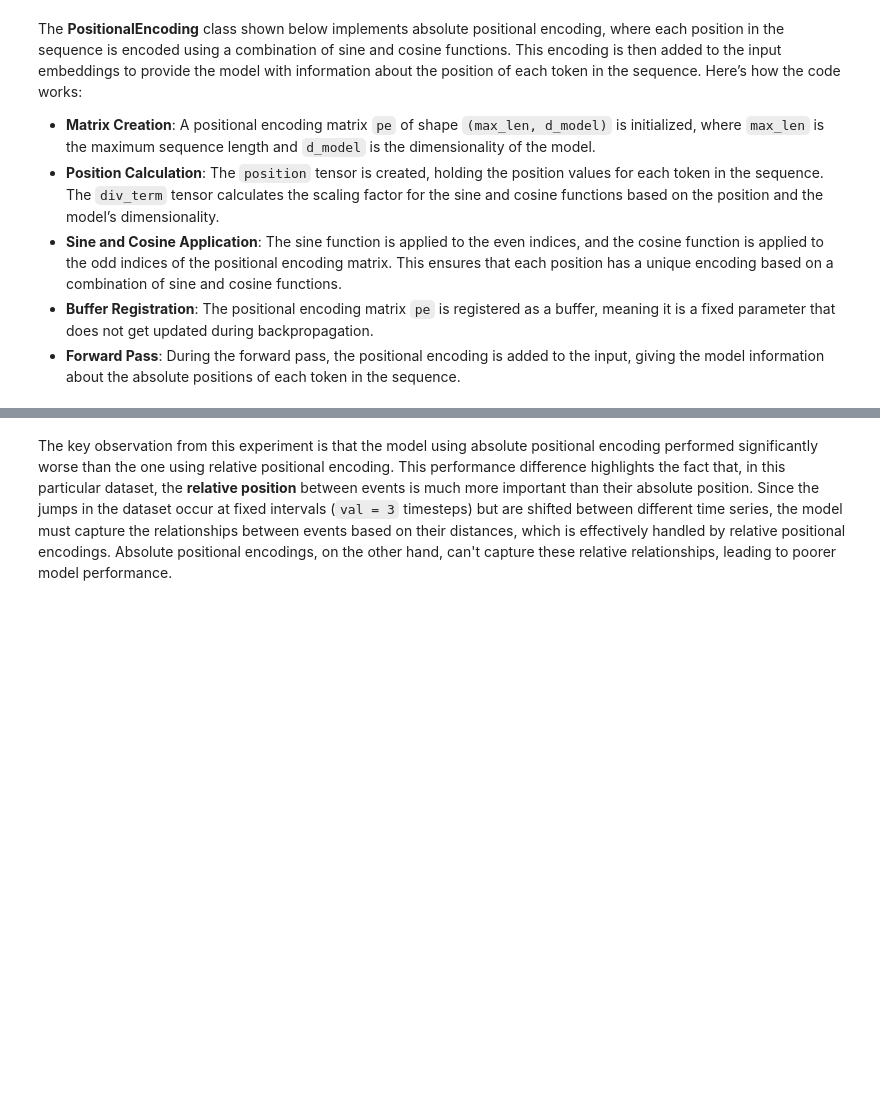
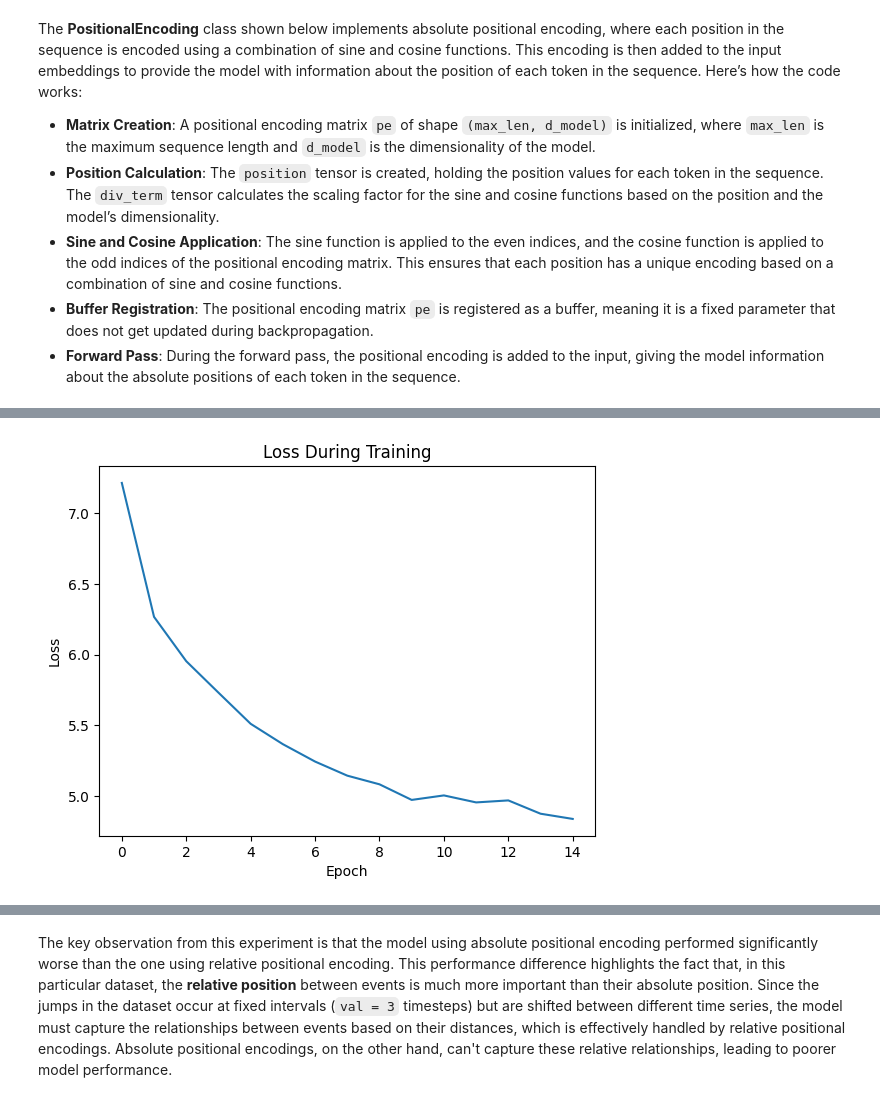
Before and after one commit to steudoc/LLM-Labs, a Jupyter notebook: lab02/text-02-attention.ipynb, the cells around one changed output, grey strips where cells are left out. Drawn from its saved outputs; the diff is of its cells as text; code cells hidden in the pictures; blank space fills up the shorter version.

```diff
--- a/lab02/text-02-attention.ipynb
+++ b/lab02/text-02-attention.ipynb
@@ -551,7 +551,7 @@ model = Transformer(
     dim_feedforward=dim_feedforward,
     num_layers=num_layers,
     seq_len=seq_len,
-    positional_encoding=PositionalEncoding(d_model, seq_len)
+    positional_encoding=PositionalEncoding
 )
 
 # TODO: Instantiate the criterion (MSE loss) and the optimizer (Adam) with a learning rate of 0.0005
@@ -565,3 +579,4 @@ TypeError: PositionalEncoding.forward() takes 2 positional arguments but 3 were
+[figure, added]
 # %%
 import matplotlib.pyplot as plt
 import numpy as np
```
Also changed, not shown: parts of 2 cells of this notebook, 2 other files.
